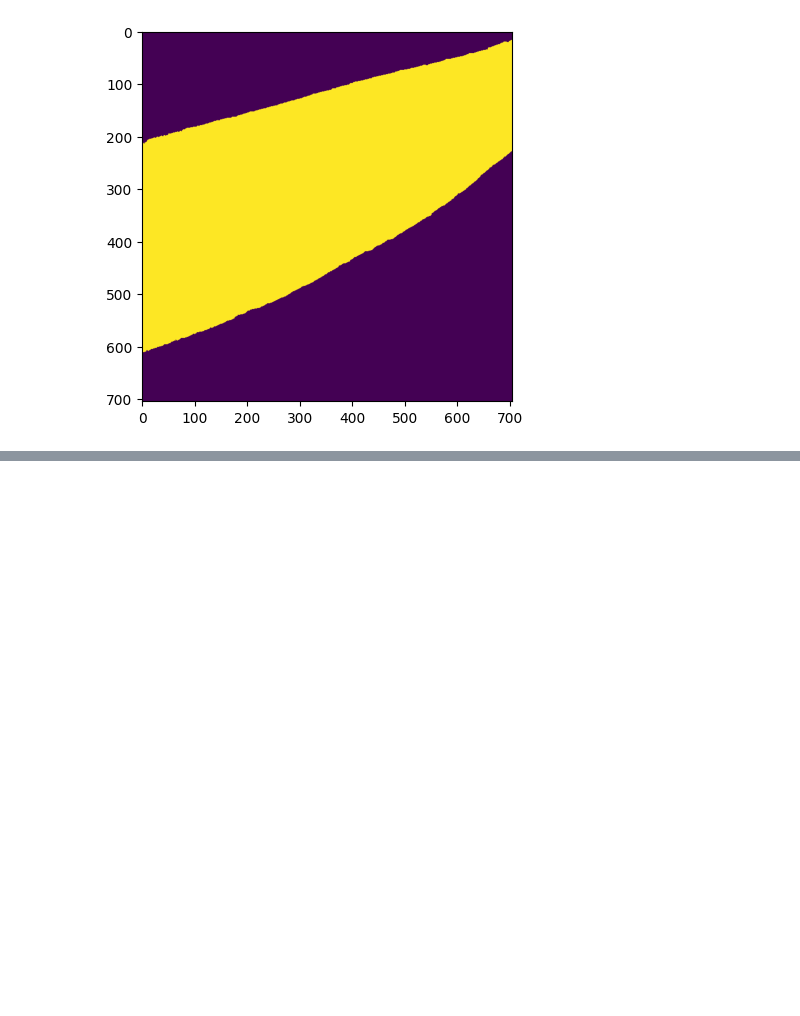
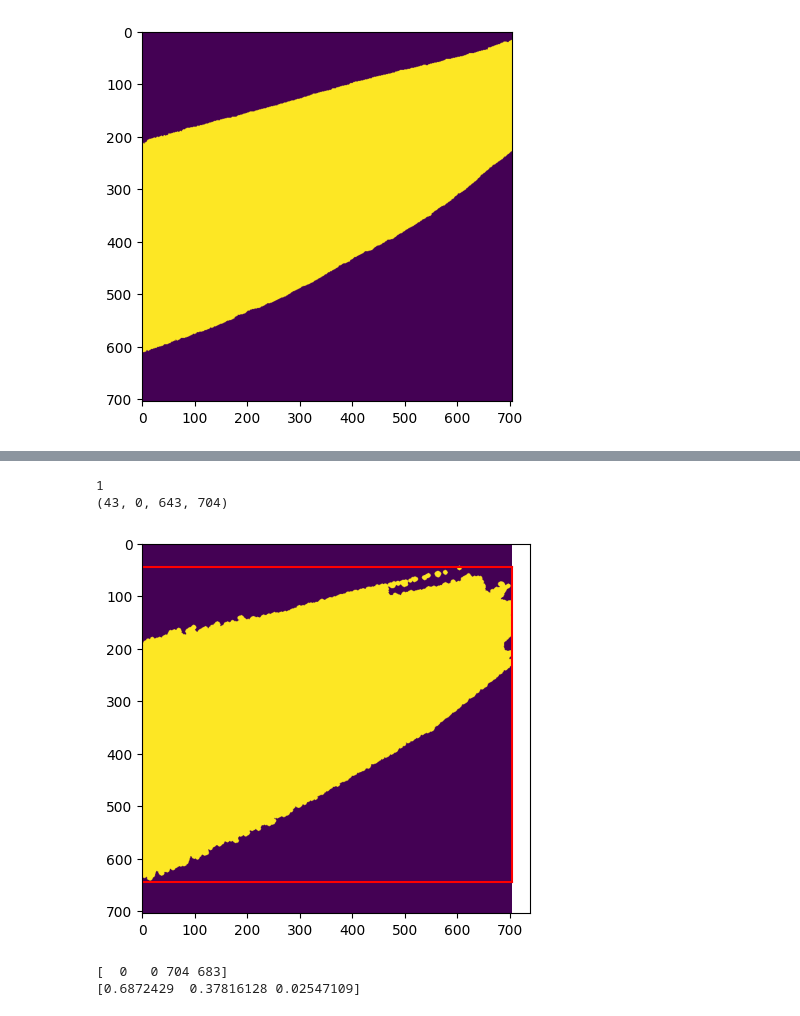
Before and after one commit to vaioic/OIC-201_Analyzing_mito_content_mtDNA, a Jupyter notebook: test_sam2.ipynb, the cells around one changed output, grey strips where cells are left out. Cells and saved outputs as stored; diff of their text form; code cells hidden in the pictures; blank space fills up the shorter version.

```diff
--- a/test_sam2.ipynb
+++ b/test_sam2.ipynb
@@ -111,0 +126,53 @@ plt.imshow(image[:, :, 1])
+# %%
+tail_labels = mask_tail.astype(int)
+
+props = skimage.measure.regionprops(tail_labels)
+
+print(len(props))
+print(props[0].bbox)
+
+plt.clf()
+plt.imshow(mask_tail)
+plt.plot([props[0].bbox[1], props[0].bbox[3]], [props[0].bbox[0], props[0].bbox[0]], c='red')
+plt.plot([props[0].bbox[1], props[0].bbox[3]], [props[0].bbox[2], props[0].bbox[2]], c='red')
+plt.plot([props[0].bbox[1], props[0].bbox[1]], [props[0].bbox[0], props[0].bbox[2]], c='red')
+plt.plot([props[0].bbox[3], props[0].bbox[3]], [props[0].bbox[0], props[0].bbox[2]], c='red')
+plt.show()
+# %% [output]
+1
+(43, 0, 643, 704)
+[figure, added]
+# %%
+image_processed = np.zeros((image.shape[0], image.shape[1], 3), dtype=np.float32)
+curr_slice = image[:, :, 1].astype(np.float32)
+curr_slice = skimage.filters.gaussian(curr_slice, 1)
+
+curr_slice = (curr_slice - np.min(curr_slice))/(np.max(curr_slice) - np.min(curr_slice))
+#curr_slice = skimage.exposure.adjust_sigmoid(curr_slice)
+
+image_processed[:, :, 1] = curr_slice
+
+predictor.set_image(image_processed)
+
+#bbox = np.array([0, 0, 700, 600])  #[left, top, right, bottom]
+
+bbox = np.array([props[0].bbox[1], props[0].bbox[0], props[0].bbox[3], props[0].bbox[2]])  #[left, top, right, bottom]
+
+print(bbox)
+
+masks, scores, _ = predictor.predict(
+    point_coords=None,
+    point_labels=None,
+    box=bbox,
+    multimask_output=True,
+)
+
+sorted_ind = np.argsort(scores)[::-1]
+masks = masks[sorted_ind]
+scores = scores[sorted_ind]
+
+best_mask = masks[0, :, :]
+print(scores)
+# %% [output]
+[  0   0 704 683]
+[0.6872429  0.37816128 0.02547109]
```
Also changed, not shown: parts of 7 cells of this notebook, 1 other file.
